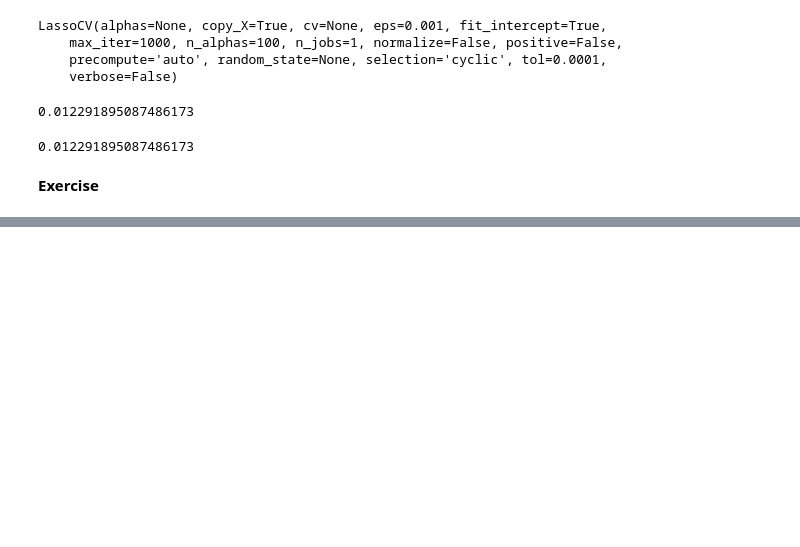
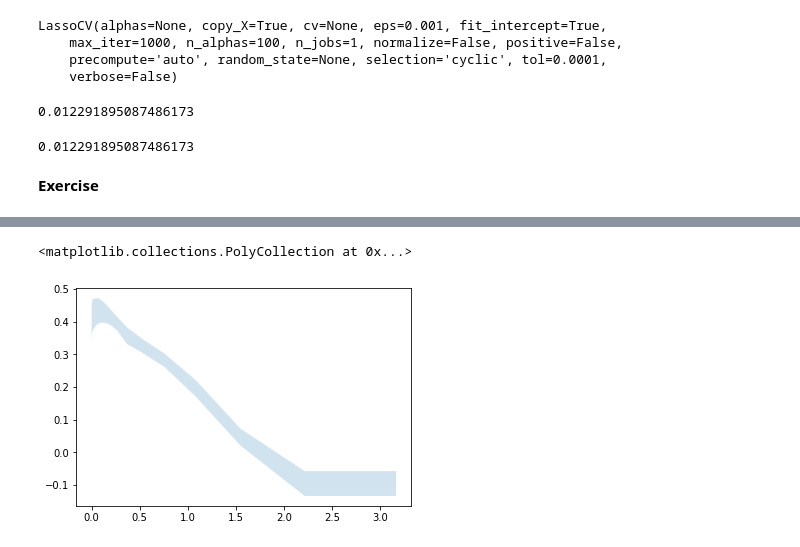
Before and after one commit to sparklingness/tutorials_training, a Jupyter notebook: sklearn_model_selection.ipynb, the cells around one changed output, grey strips where cells are left out. Drawn from its saved outputs; the diff is of its cells as text; code cells hidden in the pictures; blank space fills up the shorter version.

```diff
--- a/sklearn_model_selection.ipynb
+++ b/sklearn_model_selection.ipynb
@@ -236,0 +269,5 @@ y = y[:150]
+# %%
+plt.fill_between(alphas, scores + std_error, scores - std_error, alpha=0.2)
+# %% [output]
+<matplotlib.collections.PolyCollection at 0x...>
+[figure, added]
```
Also changed, not shown: parts of 6 cells of this notebook, 1 other file.
